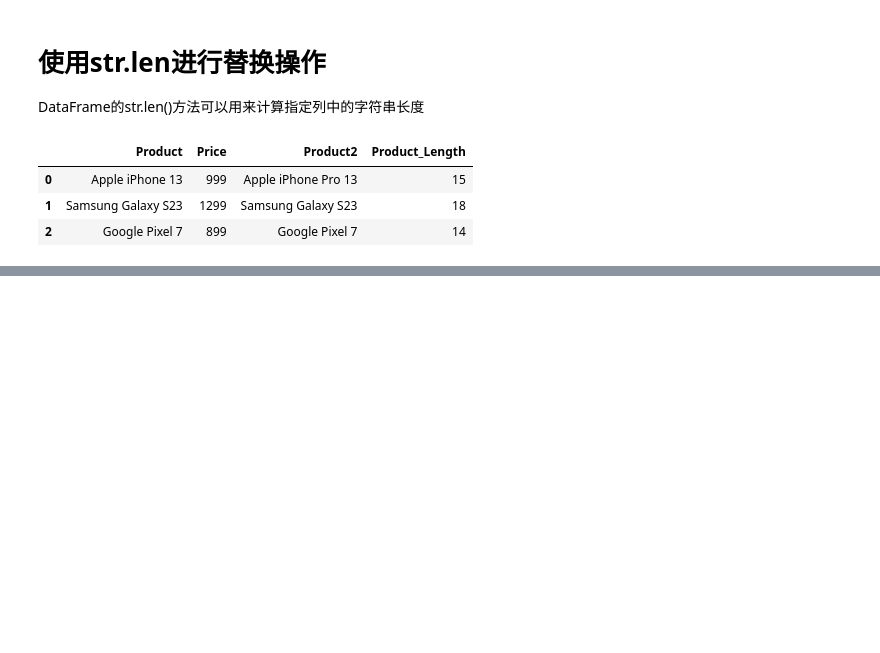
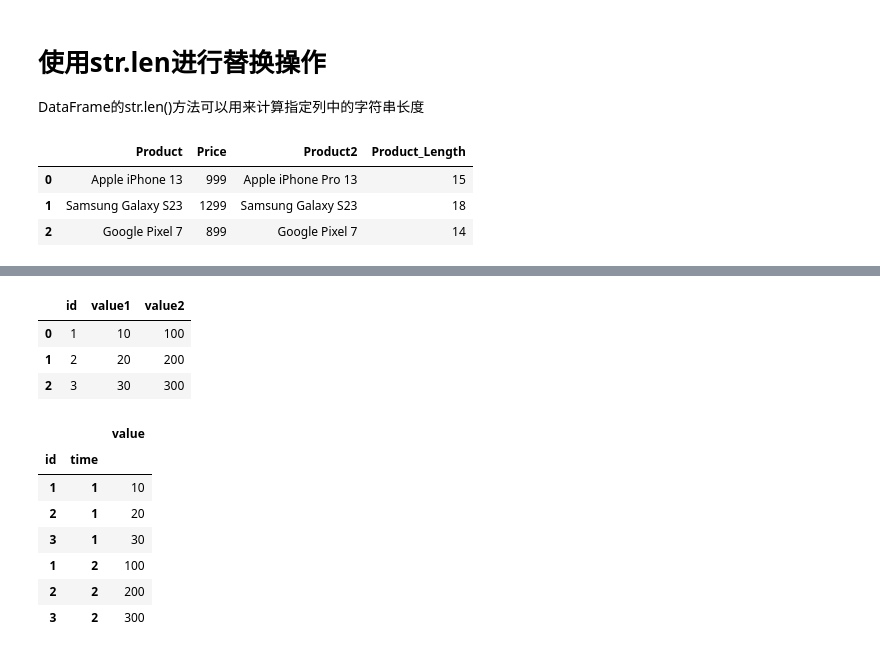
Before and after one commit to QingweiWuGit/Python-Study, a Jupyter notebook: Data Analysis/pandas/Pandas实用的操作.ipynb, the cells around one changed output, grey strips where cells are left out. Drawn from its saved outputs; the diff is of its cells as text; code cells hidden in the pictures; blank space fills up the shorter version.

```diff
--- a/Data Analysis/pandas/Pandas实用的操作.ipynb
+++ b/Data Analysis/pandas/Pandas实用的操作.ipynb
@@ -738,0 +1320,25 @@ df
+# %%
+# 创建一个宽格式的 DataFrame
+data = {'id': [1, 2, 3],
+        'value1': [10, 20, 30],
+        'value2': [100, 200, 300]}
+df = pd.DataFrame(data)
+df
+# %% [output]
+|  | id | value1 | value2 |
+| 0 | 1 | 10 | 100 |
+| 1 | 2 | 20 | 200 |
+| 2 | 3 | 30 | 300 |
+# %%
+# 使用 wide_to_long 函数转换为长格式
+df_long = pd.wide_to_long(df, ['value'], i='id', j='time')
+df_long
+# %% [output]
+|  |  | value |
+| id | time |  |
+| 1 | 1 | 10 |
+| 2 | 1 | 20 |
+| 3 | 1 | 30 |
+| 1 | 2 | 100 |
+| 2 | 2 | 200 |
+| 3 | 2 | 300 |
```
Also changed, not shown: parts of 52 cells of this notebook.
